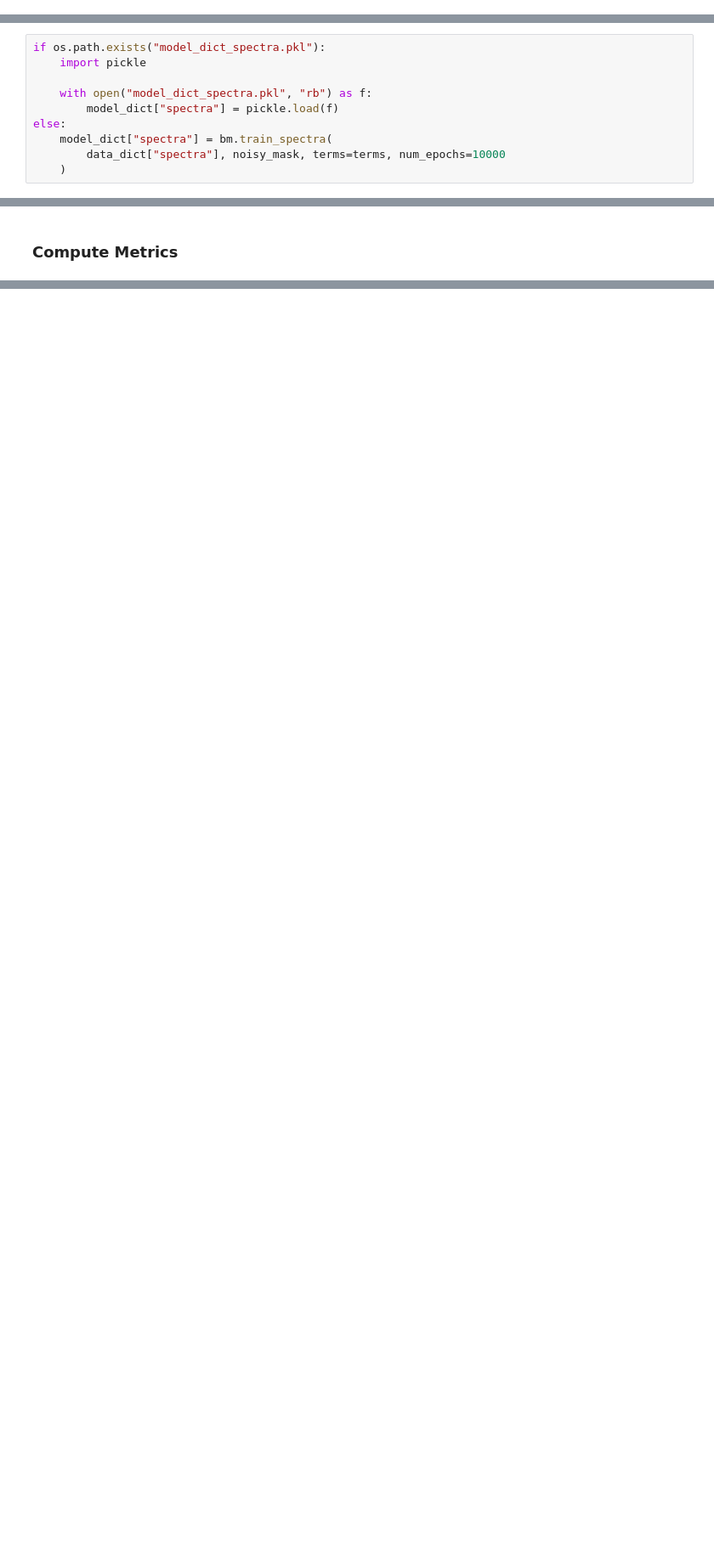
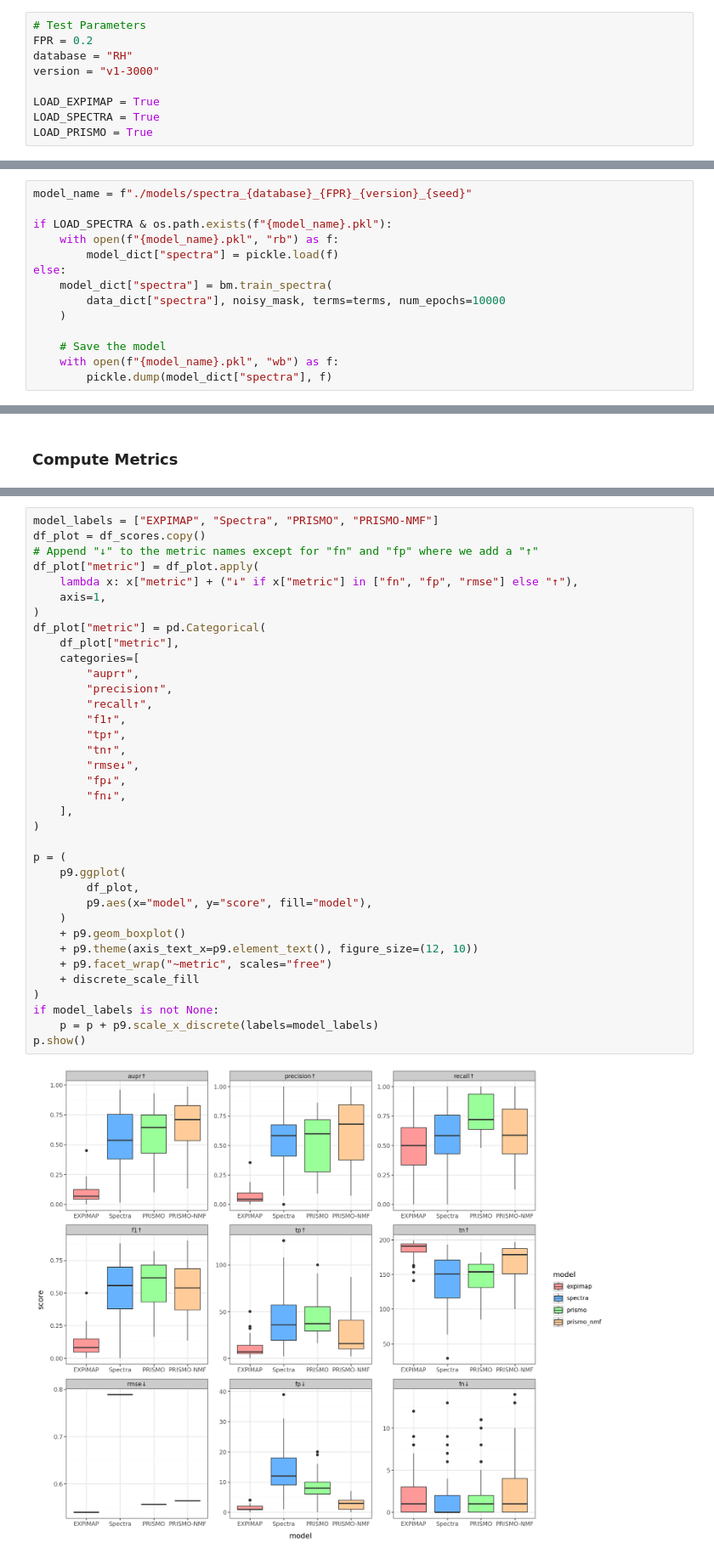
Before and after one commit to bioFAM/mofaflex-analysis, a Jupyter notebook: benchmark/benchmark_kang_metrics.ipynb, the cells around one changed output, grey strips where cells are left out. Shown at 85% size. Drawn from its saved outputs; the diff is of its cells as text; blank space fills up the shorter version.

```diff
--- a/benchmark/benchmark_kang_metrics.ipynb
+++ b/benchmark/benchmark_kang_metrics.ipynb
@@ -67,2 +53,11 @@ Using matplotlib backend: module://matplotlib_inline.backend_inline
+# %%
+# Test Parameters
+FPR = 0.2
+database = "RH"
+version = "v1-3000"
+
+LOAD_EXPIMAP = True
+LOAD_SPECTRA = True
+LOAD_PRISMO = True
 # %% [markdown]
 ## Load data and Reactome pathways
@@ -153,14 +143,18 @@ Best State was in Epoch 209
 # %% [markdown]
 ### Train Sepctra
 # %%
-if os.path.exists("model_dict_spectra.pkl"):
-    import pickle
+model_name = f"./models/spectra_{database}_{FPR}_{version}_{seed}"
 
-    with open("model_dict_spectra.pkl", "rb") as f:
+if LOAD_SPECTRA & os.path.exists(f"{model_name}.pkl"):
+    with open(f"{model_name}.pkl", "rb") as f:
         model_dict["spectra"] = pickle.load(f)
 else:
     model_dict["spectra"] = bm.train_spectra(
         data_dict["spectra"], noisy_mask, terms=terms, num_epochs=10000
     )
+
+    # Save the model
+    with open(f"{model_name}.pkl", "wb") as f:
+        pickle.dump(model_dict["spectra"], f)
 # %% [markdown]
 ### Train PRISMO
@@ -427,0 +287,38 @@ point_df = pd.melt(
+# %%
+model_labels = ["EXPIMAP", "Spectra", "PRISMO", "PRISMO-NMF"]
+df_plot = df_scores.copy()
+# Append "↓" to the metric names except for "fn" and "fp" where we add a "↑"
+df_plot["metric"] = df_plot.apply(
+    lambda x: x["metric"] + ("↓" if x["metric"] in ["fn", "fp", "rmse"] else "↑"),
+    axis=1,
+)
+df_plot["metric"] = pd.Categorical(
+    df_plot["metric"],
+    categories=[
+        "aupr↑",
+        "precision↑",
+        "recall↑",
+        "f1↑",
+        "tp↑",
+        "tn↑",
+        "rmse↓",
+        "fp↓",
+        "fn↓",
+    ],
+)
+
+p = (
+    p9.ggplot(
+        df_plot,
+        p9.aes(x="model", y="score", fill="model"),
+    )
+    + p9.geom_boxplot()
+    + p9.theme(axis_text_x=p9.element_text(), figure_size=(12, 10))
+    + p9.facet_wrap("~metric", scales="free")
+    + discrete_scale_fill
+)
+if model_labels is not None:
+    p = p + p9.scale_x_discrete(labels=model_labels)
+p.show()
+# %% [output]
+[figure, added]
```
Also changed, not shown: parts of 29 cells of this notebook, 4 other files.
